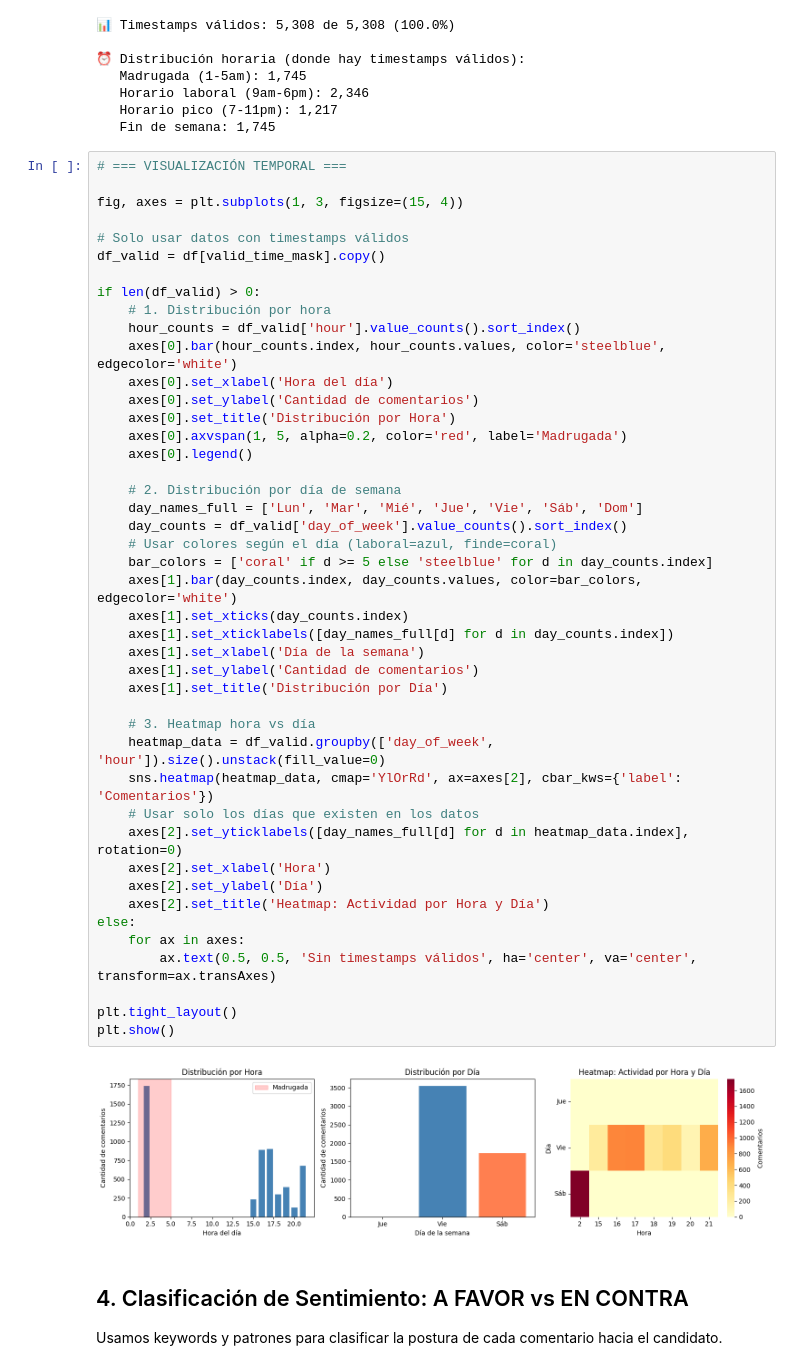
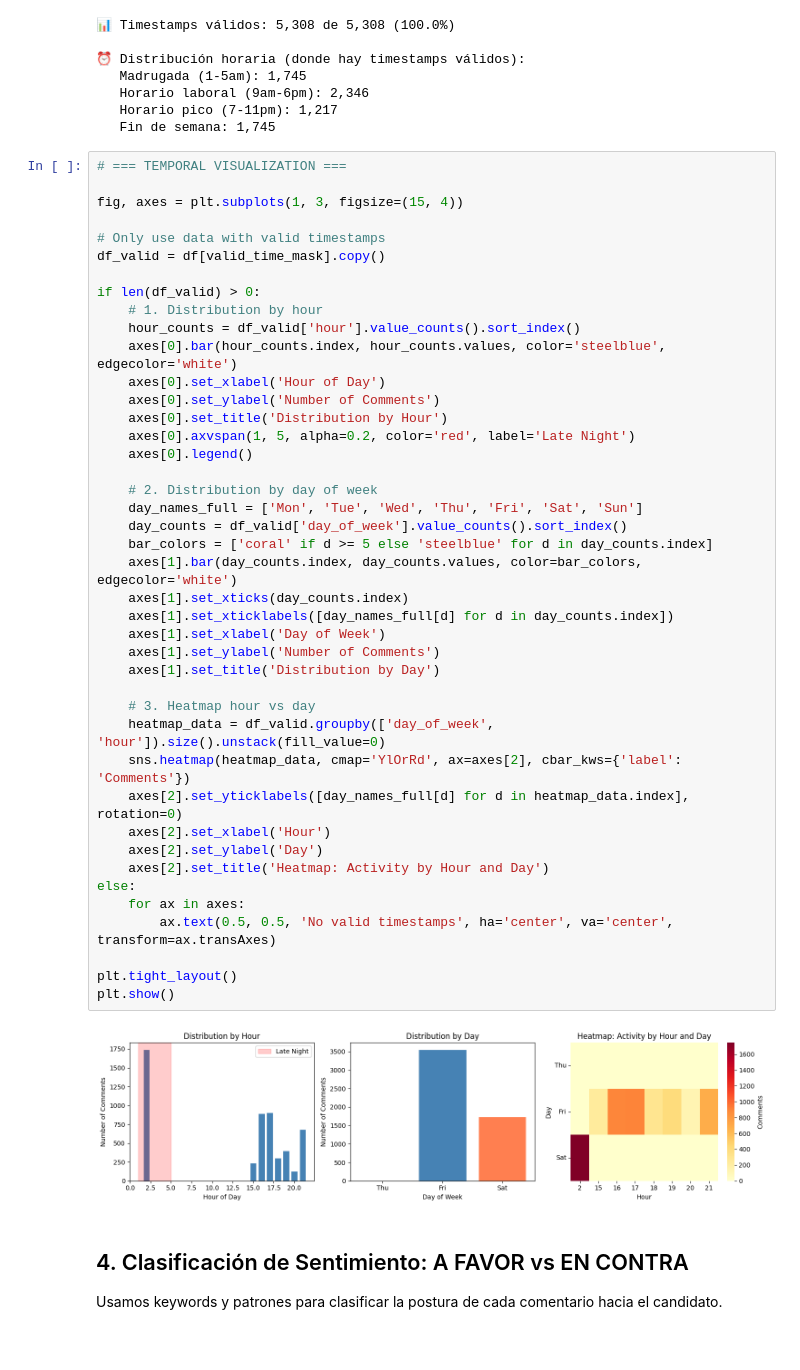
Before and after one commit to soyHouston256/tiktokscraping, a Jupyter notebook: notebooks/botsDetector_2.ipynb, the cells around one changed output. Saved outputs shown, nothing was run; the diff lists cells and outputs as text.

```diff
--- a/notebooks/botsDetector_2.ipynb
+++ b/notebooks/botsDetector_2.ipynb
@@ -272,51 +272,49 @@ print(f"   Fin de semana: {df[valid_time_mask]['is_weekend'].sum():,}")
    Horario pico (7-11pm): 1,217
    Fin de semana: 1,745
 # %%
-# === VISUALIZACIÓN TEMPORAL ===
+# === TEMPORAL VISUALIZATION ===
 
 fig, axes = plt.subplots(1, 3, figsize=(15, 4))
 
-# Solo usar datos con timestamps válidos
+# Only use data with valid timestamps
 df_valid = df[valid_time_mask].copy()
 
 if len(df_valid) > 0:
-    # 1. Distribución por hora
+    # 1. Distribution by hour
     hour_counts = df_valid['hour'].value_counts().sort_index()
     axes[0].bar(hour_counts.index, hour_counts.values, color='steelblue', edgecolor='white')
-    axes[0].set_xlabel('Hora del día')
-    axes[0].set_ylabel('Cantidad de comentarios')
-    axes[0].set_title('Distribución por Hora')
-    axes[0].axvspan(1, 5, alpha=0.2, color='red', label='Madrugada')
+    axes[0].set_xlabel('Hour of Day')
+    axes[0].set_ylabel('Number of Comments')
+    axes[0].set_title('Distribution by Hour')
+    axes[0].axvspan(1, 5, alpha=0.2, color='red', label='Late Night')
     axes[0].legend()
 
-    # 2. Distribución por día de semana
-    day_names_full = ['Lun', 'Mar', 'Mié', 'Jue', 'Vie', 'Sáb', 'Dom']
+    # 2. Distribution by day of week
+    day_names_full = ['Mon', 'Tue', 'Wed', 'Thu', 'Fri', 'Sat', 'Sun']
     day_counts = df_valid['day_of_week'].value_counts().sort_index()
-    # Usar colores según el día (laboral=azul, finde=coral)
     bar_colors = ['coral' if d >= 5 else 'steelblue' for d in day_counts.index]
     axes[1].bar(day_counts.index, day_counts.values, color=bar_colors, edgecolor='white')
     axes[1].set_xticks(day_counts.index)
     axes[1].set_xticklabels([day_names_full[d] for d in day_counts.index])
-    axes[1].set_xlabel('Día de la semana')
-    axes[1].set_ylabel('Cantidad de comentarios')
-    axes[1].set_title('Distribución por Día')
+    axes[1].set_xlabel('Day of Week')
+    axes[1].set_ylabel('Number of Comments')
+    axes[1].set_title('Distribution by Day')
 
-    # 3. Heatmap hora vs día
+    # 3. Heatmap hour vs day
     heatmap_data = df_valid.groupby(['day_of_week', 'hour']).size().unstack(fill_value=0)
-    sns.heatmap(heatmap_data, cmap='YlOrRd', ax=axes[2], cbar_kws={'label': 'Comentarios'})
-    # Usar solo los días que existen en los datos
+    sns.heatmap(heatmap_data, cmap='YlOrRd', ax=axes[2], cbar_kws={'label': 'Comments'})
     axes[2].set_yticklabels([day_names_full[d] for d in heatmap_data.index], rotation=0)
-    axes[2].set_xlabel('Hora')
-    axes[2].set_ylabel('Día')
-    axes[2].set_title('Heatmap: Actividad por Hora y Día')
+    axes[2].set_xlabel('Hour')
+    axes[2].set_ylabel('Day')
+    axes[2].set_title('Heatmap: Activity by Hour and Day')
 else:
     for ax in axes:
-        ax.text(0.5, 0.5, 'Sin timestamps válidos', ha='center', va='center', transform=ax.transAxes)
+        ax.text(0.5, 0.5, 'No valid timestamps', ha='center', va='center', transform=ax.transAxes)
 
 plt.tight_layout()
 plt.show()
 # %% [output]
-[figure, old version]
+[figure, new version]
 # %% [markdown]
 ## 4. Clasificación de Sentimiento: A FAVOR vs EN CONTRA
 
```
Also changed, not shown: parts of 7 cells of this notebook, 1 other file.
